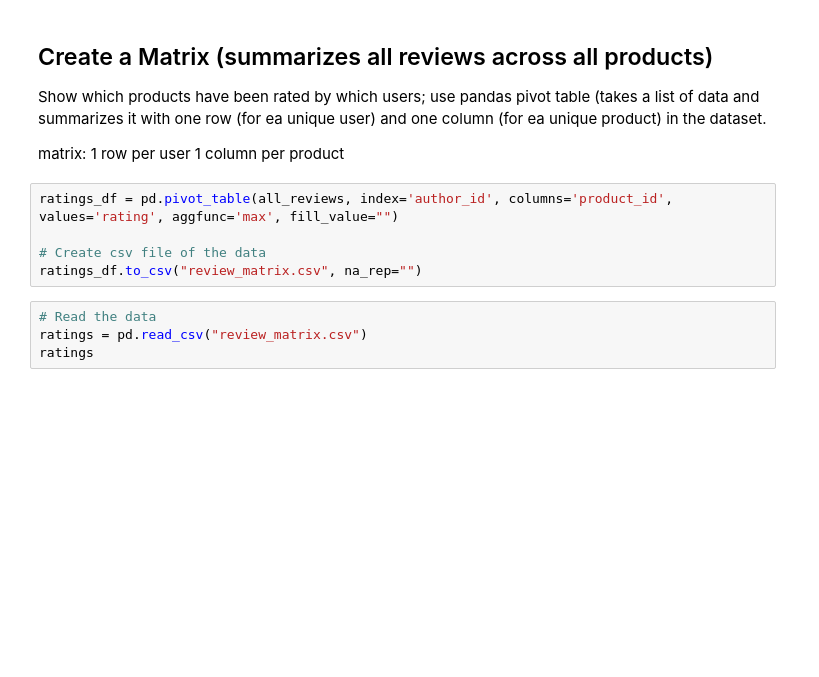
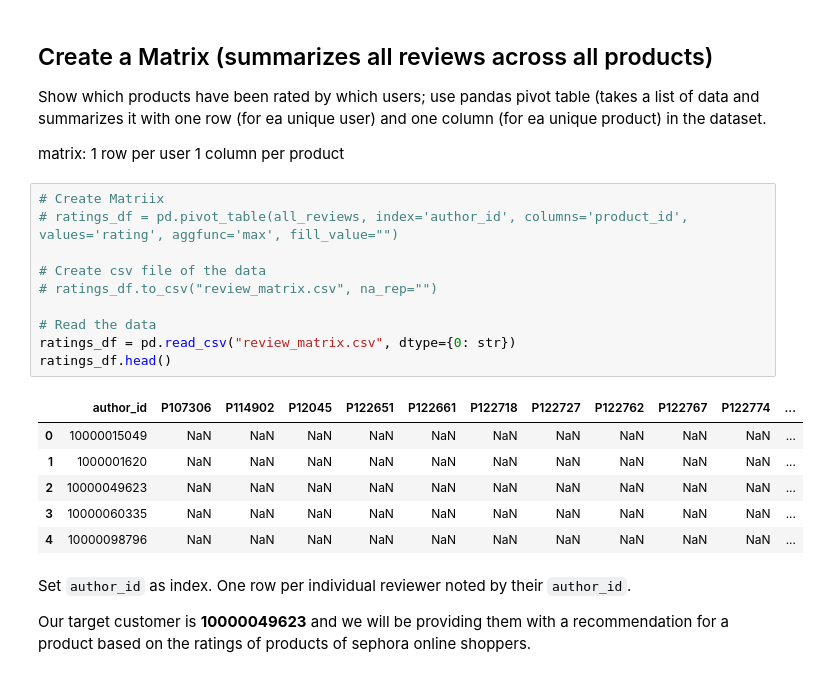
Before and after one commit to renaqd/team1-ADS505, a Jupyter notebook: team1-recommendation_sys.ipynb, the cells around one changed output. Cells and saved outputs as stored; diff of their text form; blank space fills up the shorter version.

```diff
--- a/team1-recommendation_sys.ipynb
+++ b/team1-recommendation_sys.ipynb
@@ -149,11 +163,23 @@ matrix:
 1 row per user
 1 column per product
 # %%
-ratings_df = pd.pivot_table(all_reviews, index='author_id', columns='product_id', values='rating', aggfunc='max', fill_value="")
+# Create Matriix
+# ratings_df = pd.pivot_table(all_reviews, index='author_id', columns='product_id', values='rating', aggfunc='max', fill_value="")
 
 # Create csv file of the data
-ratings_df.to_csv("review_matrix.csv", na_rep="")
+# ratings_df.to_csv("review_matrix.csv", na_rep="")
+
+# Read the data
+ratings_df = pd.read_csv("review_matrix.csv", dtype={0: str})
+ratings_df.head()
+# %% [output]
+|  | author_id | P107306 | P114902 | P12045 | P122651 | P122661 | P122718 | P122727 | P122762 | P122767 | P122774 | ... |
+| 0 | 10000015049 | NaN | NaN | NaN | NaN | NaN | NaN | NaN | NaN | NaN | NaN | ... |
+| 1 | 1000001620 | NaN | NaN | NaN | NaN | NaN | NaN | NaN | NaN | NaN | NaN | ... |
+| 2 | 10000049623 | NaN | NaN | NaN | NaN | NaN | NaN | NaN | NaN | NaN | NaN | ... |
+| 3 | 10000060335 | NaN | NaN | NaN | NaN | NaN | NaN | NaN | NaN | NaN | NaN | ... |
+| 4 | 10000098796 | NaN | NaN | NaN | NaN | NaN | NaN | NaN | NaN | NaN | NaN | ... |
-# %%
-# Read the data
-ratings = pd.read_csv("review_matrix.csv")
-ratings
+# %% [markdown]
+Set `author_id` as index. One row per individual reviewer noted by their `author_id`.
+
+Our target customer is **10000049623** and we will be providing them with a recommendation for a product based on the ratings of products of sephora online shoppers.
```
Also changed, not shown: parts of 6 cells of this notebook.
